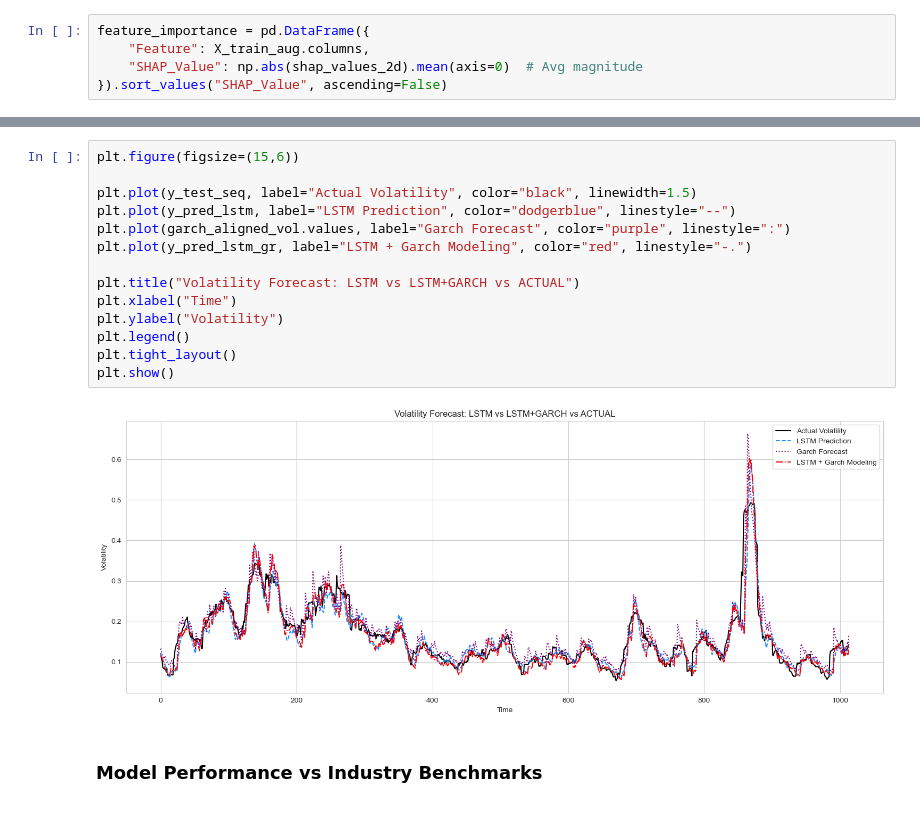
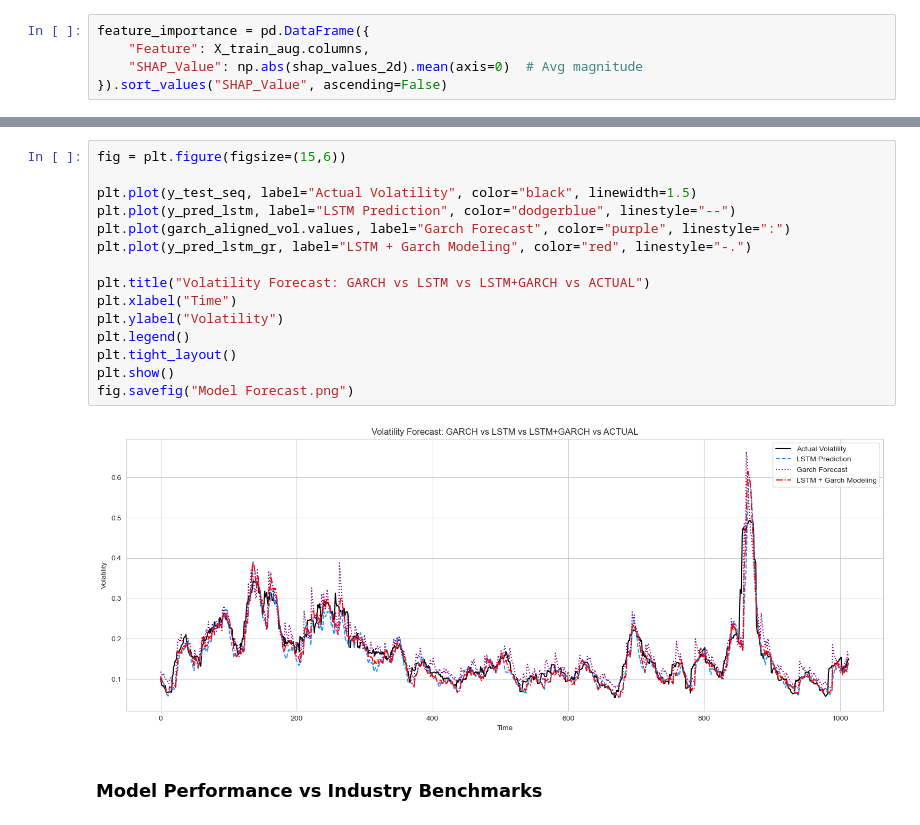
Before and after one commit to Adeleye-Emmanuel/Volatility-Forecasting-Using-Regime-Aware-LSTM-and-GARCH-Model, a Jupyter notebook: Volatility Forecasting.ipynb, the cells around one changed output, grey strips where cells are left out. Cells and saved outputs as stored; diff of their text form.

```diff
--- a/Volatility Forecasting.ipynb
+++ b/Volatility Forecasting.ipynb
@@ -1335,19 +1338,20 @@ feature_importance
 # %%
-plt.figure(figsize=(15,6))
+fig = plt.figure(figsize=(15,6))
 
 plt.plot(y_test_seq, label="Actual Volatility", color="black", linewidth=1.5)
 plt.plot(y_pred_lstm, label="LSTM Prediction", color="dodgerblue", linestyle="--")
 plt.plot(garch_aligned_vol.values, label="Garch Forecast", color="purple", linestyle=":")
 plt.plot(y_pred_lstm_gr, label="LSTM + Garch Modeling", color="red", linestyle="-.")
 
-plt.title("Volatility Forecast: LSTM vs LSTM+GARCH vs ACTUAL")
+plt.title("Volatility Forecast: GARCH vs LSTM vs LSTM+GARCH vs ACTUAL")
 plt.xlabel("Time")
 plt.ylabel("Volatility")
 plt.legend()
 plt.tight_layout()
 plt.show()
+fig.savefig("Model Forecast.png")
 # %% [output]
-[figure, old version]
+[figure, new version]
 # %% [markdown]
 ### Model Performance vs Industry Benchmarks
 # %%
```
Also changed, not shown: parts of 61 cells of this notebook.
